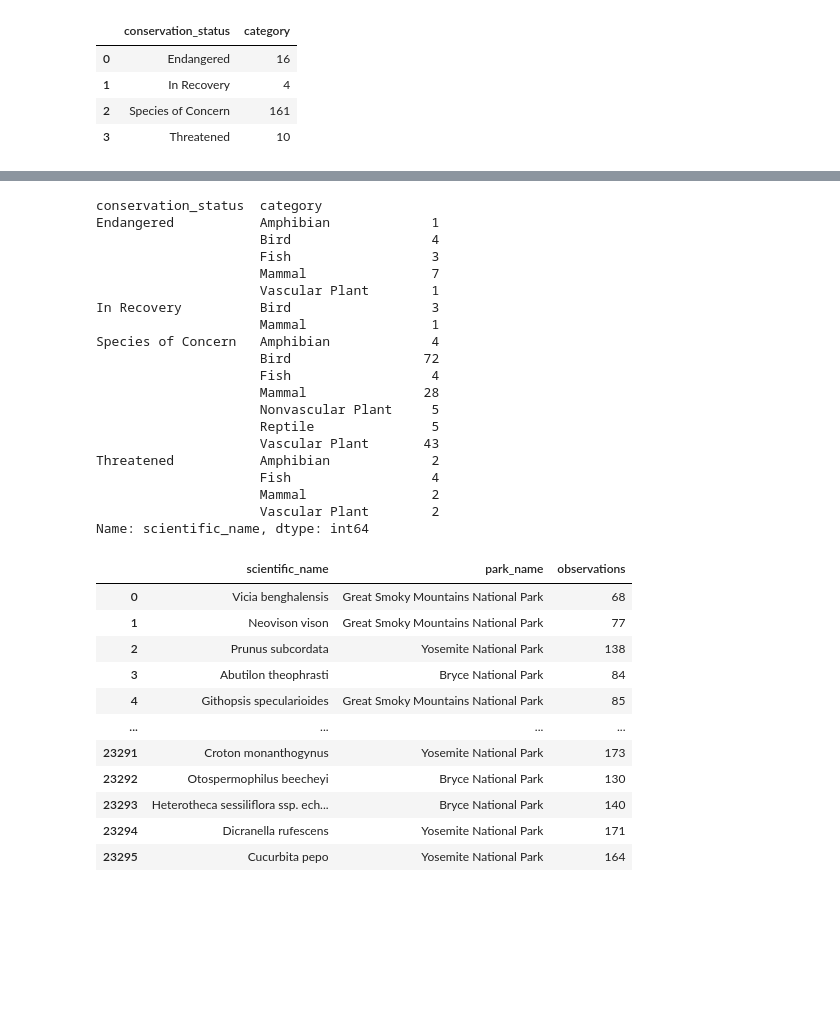
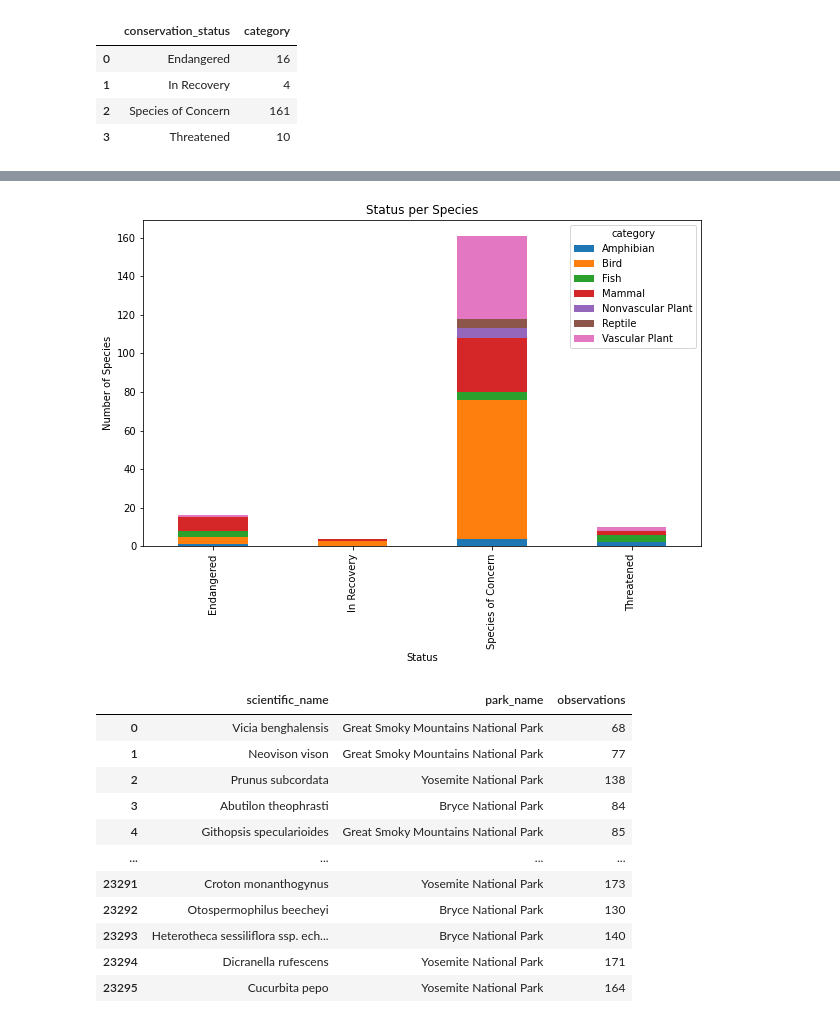
Before and after one commit to Mone12/endangered-species, a Jupyter notebook: endangered.ipynb, the cells around one changed output, grey strips where cells are left out. Cells and saved outputs as stored; diff of their text form; code cells hidden in the pictures; blank space fills up the shorter version.

```diff
--- a/endangered.ipynb
+++ b/endangered.ipynb
@@ -103,25 +101,14 @@ plt.show()
-# %%
-conservationCategory = df.groupby(["conservation_status", "category"])['scientific_name'].count()
-conservationCategory
-# %% [output]
-conservation_status  category
-Endangered           Amphibian             1
-                     Bird                  4
-                     Fish                  3
-                     Mammal                7
-                     Vascular Plant        1
-In Recovery          Bird                  3
-                     Mammal                1
-Species of Concern   Amphibian             4
-                     Bird                 72
-                     Fish                  4
-                     Mammal               28
-                     Nonvascular Plant     5
-                     Reptile               5
-                     Vascular Plant       43
-Threatened           Amphibian             2
-                     Fish                  4
-                     Mammal                2
-                     Vascular Plant        2
-Name: scientific_name, dtype: int64
+# %%
+## Now that we know this. Let's find out what species are most likely to be Endangered/Threatened
+status = df[df.conservation_status != "Stable"].groupby(["conservation_status", "category"])['scientific_name'].count().unstack()
+
+ax = status.plot(kind = 'bar', figsize=(10,6), stacked=True)
+ax.set_xlabel("Status")
+ax.set_ylabel('Number of Species')
+ax.set_title('Status per Species')
+plt.savefig("stat_spec_stack.png")
+
+#This chart shows that the mammals are the ones that are most likely endangered
+# %% [output]
+[figure, added]
 # %%
```
Also changed, not shown: parts of 28 cells of this notebook, 4 other files.
